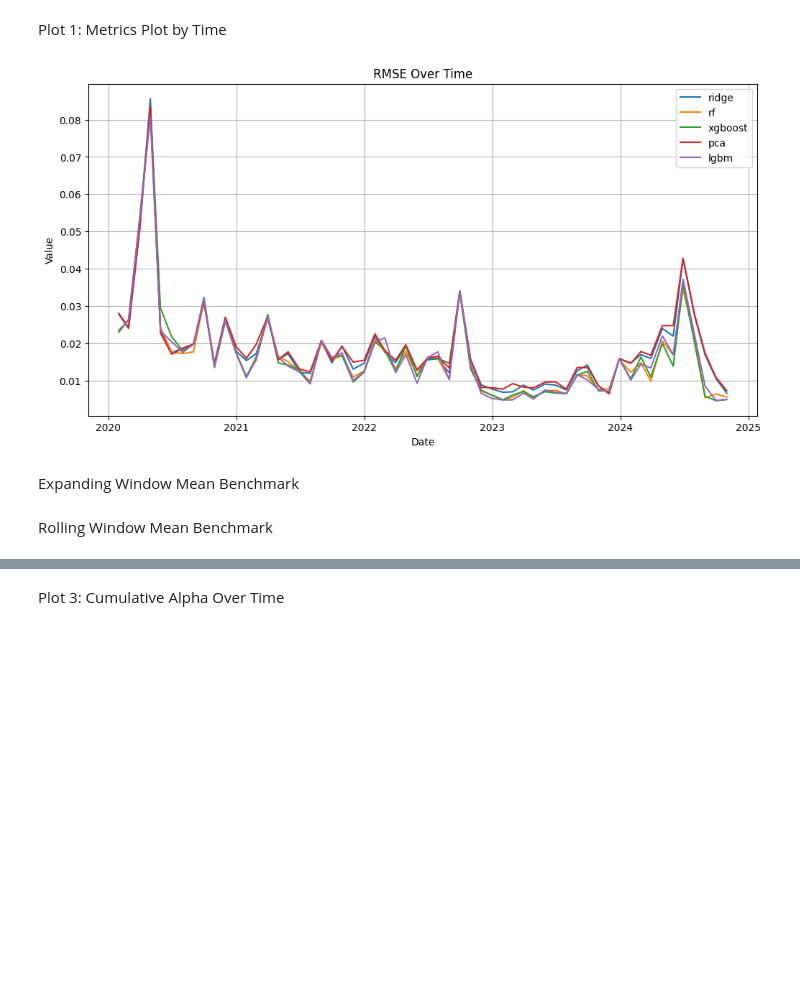
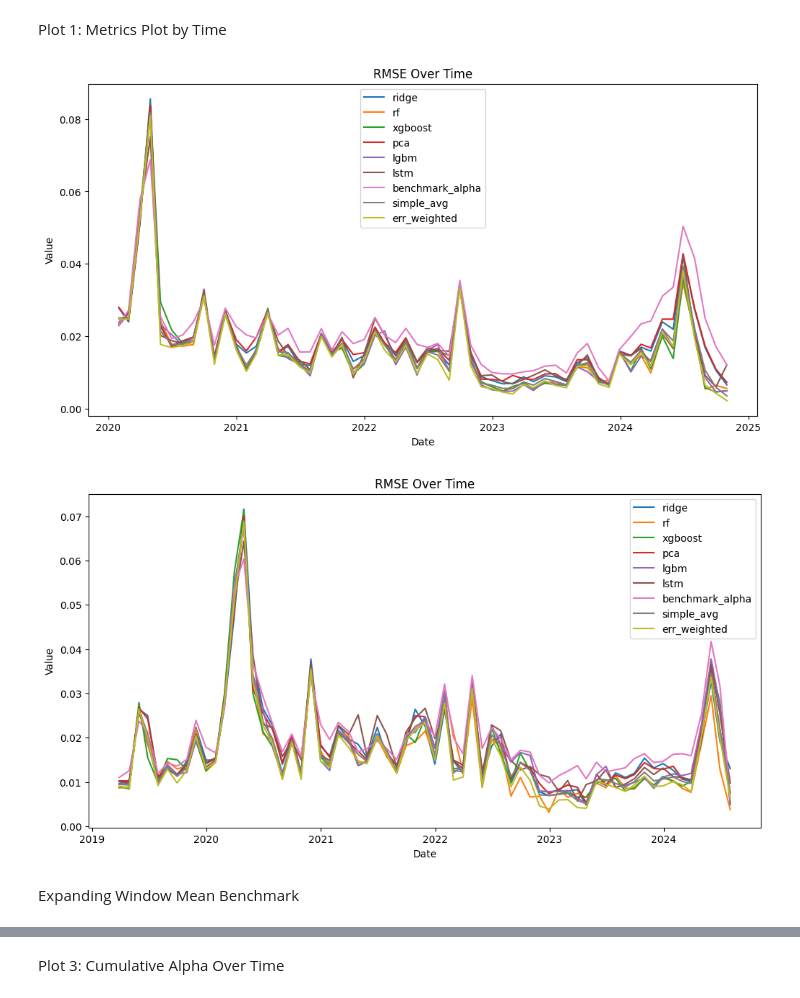
Before and after one commit to willafred/AlphaVision, a Jupyter notebook: alpha_plots.ipynb, the cells around one changed output, grey strips where cells are left out. Saved outputs shown, nothing was run; the diff lists cells and outputs as text; code cells hidden in the pictures; blank space fills up the shorter version.

```diff
--- a/alpha_plots.ipynb
+++ b/alpha_plots.ipynb
@@ -211,3 +25,0 @@ all_results_healthcare = all_results_healthcare['rolling_alpha_5f']
-# %%
-all_results_healthcare_clean = all_results_healthcare[all_results_healthcare.index.notna()]
-# all_results_healthcare_clean.sort_index()
@@ -284,11 +71,9 @@ def metrics_generator(df, metric, outcome_var, relevant_cols):
 
 all_metrics_results = {metric: {} for metric in ["MASE", "MAE", "R2", "MSE", "RMSE"]}
 
-models = ['ridge', 'rf', 'xgboost', 'pca', 'lgbm']
+models = ['ridge', 'rf', 'xgboost', 'pca', 'lgbm', 'lstm', 'benchmark_alpha','simple_avg','err_weighted']
 # models = ['ridge', 'rf', 'pca', 'lstm']
 
 rmse_healthcare = metrics_generator(all_results_healthcare_clean, metric = "RMSE", outcome_var="rolling_alpha_5f", relevant_cols = models)
-# rmse_tech = metrics_generator(all_results_healthcare_clean, metric = "RMSE", outcome_var="rolling_alpha_5f", relevant_cols = models)
-# r2 = metrics_generator(all_results, metric = "R2", outcome_var="rolling_alpha_5f", relevant_cols = models)
-# mse = metrics_generator(all_results, metric = "MSE", outcome_var="rolling_alpha_5f", relevant_cols = models)
-# mae = metrics_generator(all_results, metric = "MAE", outcome_var="rolling_alpha_5f", relevant_cols = models)
+rmse_tech = metrics_generator(all_results_tech_clean, metric = "RMSE", outcome_var="rolling_alpha_5f", relevant_cols = models)
+# rmse_healthcare
@@ -335,7 +99,7 @@ plt.xlabel("Date")
 plt.ylabel("Value")
 plt.title("RMSE Over Time")
 plt.legend()
-plt.grid(True)
+plt.grid(False)
 plt.show()
 # %% [output]
-[figure, old version]
+[figure, new version]
@@ -371,3 +106,25 @@ combined_benchmark
+# %%
+# Single Plot
+import pandas as pd
+import matplotlib.pyplot as plt
+
+# Load your data (assuming it's already in a DataFrame named df)
+rmse_tech.index = pd.to_datetime(rmse_tech.index)  # Ensure index is datetime
+
+# Plot all models
+plt.figure(figsize=(12, 6))
+for column in rmse_tech.columns:
+    plt.plot(rmse_tech.index, rmse_tech[column], label=column)
+
+# Formatting
+plt.xlabel("Date")
+plt.ylabel("Value")
+plt.title("RMSE Over Time")
+plt.legend()
+plt.grid(False)
+plt.show()
+# %% [output]
+[figure, added]
 # %% [markdown]
 Expanding Window Mean Benchmark
 # %%
@@ -393,5 +150,3 @@ Expanding Window Mean Benchmark
 # combined_benchmark = pd.merge(df_combined_new_reset,mean_df,on='date',how='left')
 # combined_benchmark = combined_benchmark.set_index('date')
 # mean_df
-# %% [markdown]
-Rolling Window Mean Benchmark
```
Also changed, not shown: parts of 32 cells of this notebook, 17 other files.
